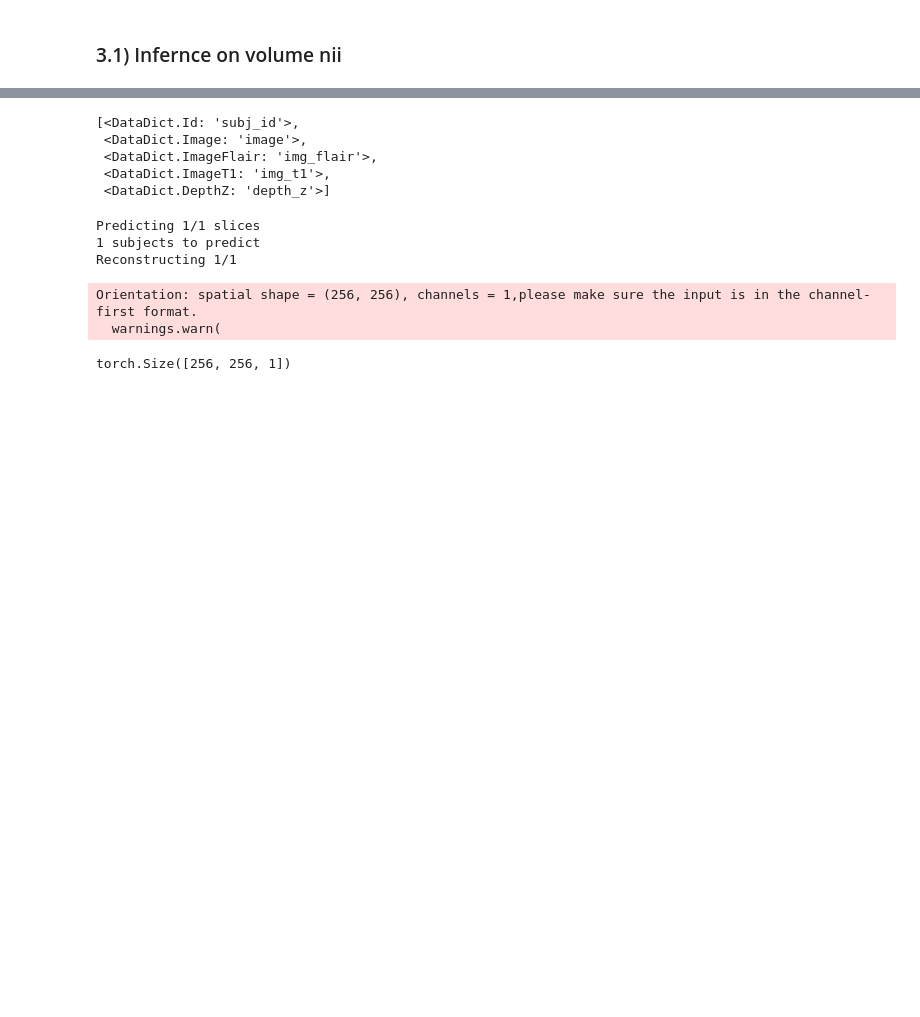
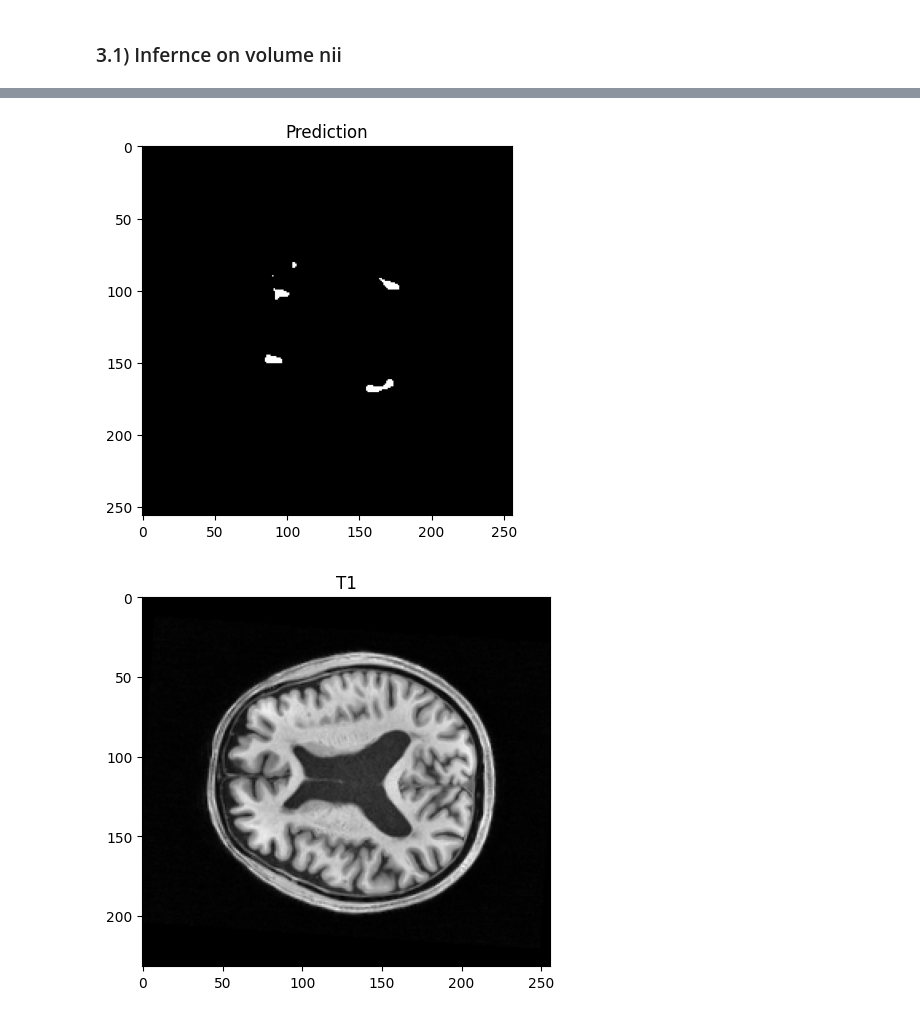
Before and after one commit to leslie-zi-pan/wmh-segmentation, a Jupyter notebook: notebooks/4.0-lp-image-slice-inferencing.ipynb, the cells around one changed output, grey strips where cells are left out. Saved outputs shown, nothing was run; the diff lists cells and outputs as text; code cells hidden in the pictures; blank space fills up the shorter version.

Commit message:
Working inference api

```diff
--- a/notebooks/4.0-lp-image-slice-inferencing.ipynb
+++ b/notebooks/4.0-lp-image-slice-inferencing.ipynb
@@ -32,26 +32,6 @@ from src.utils import load_yaml
 # %%
 settings = get_app_settings()
 model_config = load_yaml("model_configs.yaml")
-# %%
-from src.enums import INTERIM_TESTING_DATA_PATHS, INTERIM_TRAINING_DATA_PATHS
-from src.pytorch_utils import get_interim_data_path
-
-
-train_paths = get_interim_data_path(INTERIM_TRAINING_DATA_PATHS)
-val_paths = get_interim_data_path(INTERIM_TESTING_DATA_PATHS)
-
-train_dataset  = Dataset(train_paths, train_transform)
-validation_dataset  = Dataset(val_paths, val_transform)
-test_dataset = Dataset(val_paths, test_transform)
-
-# train_loader = DataLoader(train_dataset, batch_size=BATCH_SIZE_TRAIN, shuffle=True, num_workers=2)
-# validation_loader = DataLoader(validation_dataset, batch_size=BATCH_SIZE_VAL, shuffle=True)
-
-# from monai.transforms import (LoadImaged)
-# image_loader = LoadImaged(keys=[DataDict.ImageT1, DataDict.ImageFlair])
-# image_loader(val_paths)
-# [item for item in dir(nib.load(train_paths[0][DataDict.ImageFlair])) if not item.startswith('_')]
-test_dataset.__getitem__(0)[DataDict.ImageFlair].shape
 # %% [markdown]
 ## 3) Inference
 # %% [markdown]
@@ -59,20 +122,14 @@ test_dataset.__getitem__(0)[DataDict.ImageFlair].shape
 # %%
-# Get sample volume
+
 from src.data.make_dataset import get_test_raw_paths
-from src.enums import INTERIM_TESTING_DATA_PATHS
-from src.pytorch_utils import get_interim_data_path
 from copy import copy
 import nibabel as nib
-from src.pytorch_utils import slice_tensor_volume
 
 raw_test_paths = get_test_raw_paths()
 sample_inference_images = copy(raw_test_paths[0])
 
-# Load up the nibabel file, not as a path to mimick serving
-t1_sample = nib.load(sample_inference_images[DataDict.ImageT1]).get_fdata()
-flair_sample = nib.load(sample_inference_images[DataDict.ImageFlair]).get_fdata()
+t1 = nib.load(sample_inference_images[DataDict.ImageT1]).get_fdata()
+flair = nib.load(sample_inference_images[DataDict.ImageFlair]).get_fdata()
 
-sample_inference_images[DataDict.ImageT1] = t1_sample
-sample_inference_images[DataDict.ImageFlair] = flair_sample
-sample_inference_images.pop(DataDict.Label)
+pred_dict = segment(t1, flair)
 # %% [output]
@@ -175,28 +141,0 @@ torch.Size([1, 232, 256, 48])
-# %%
-list(test_dataset.__getitem__(0).keys())
-# %% [output]
-[<DataDict.Id: 'subj_id'>,
- <DataDict.Image: 'image'>,
- <DataDict.ImageFlair: 'img_flair'>,
- <DataDict.ImageT1: 'img_t1'>,
- <DataDict.DepthZ: 'depth_z'>]
-# %%
-from src.models.predict_model import ImagePredictor
-from src.models.train_model import model
-
-pred_network = model
-checkpoint = torch.load(
-    "models/single_slice_t1_flair_v1.pt", map_location=torch.device("cpu")
-)
-pred_network.load_state_dict(checkpoint["model_state_dict"])
-img_predictor = ImagePredictor(pred_network, test_dataset)
-test_predictions = img_predictor.predict_handler()
-# print('DONE')
-test_predictions[0][DataDict.Prediction].shape
-# %% [output]
-Predicting 1/1 slices
-1 subjects to predict
-Reconstructing 1/1
-Orientation: spatial shape = (256, 256), channels = 1,please make sure the input is in the channel-first format.
-  warnings.warn(
-torch.Size([256, 256, 1])
@@ -212,0 +142,8 @@ with torch.no_grad():
+# %%
+z_depth = 25
+view_slice(pred_dict[DataDict.Prediction][..., z_depth], "Prediction", True)
+view_slice(t1[..., z_depth], "T1", True)
+view_slice(flair[..., z_depth], "Flair", True)
+# %% [output]
+[figure, added]
+[figure, added]
```
Also changed, not shown: parts of 9 cells of this notebook, 5 other files.
